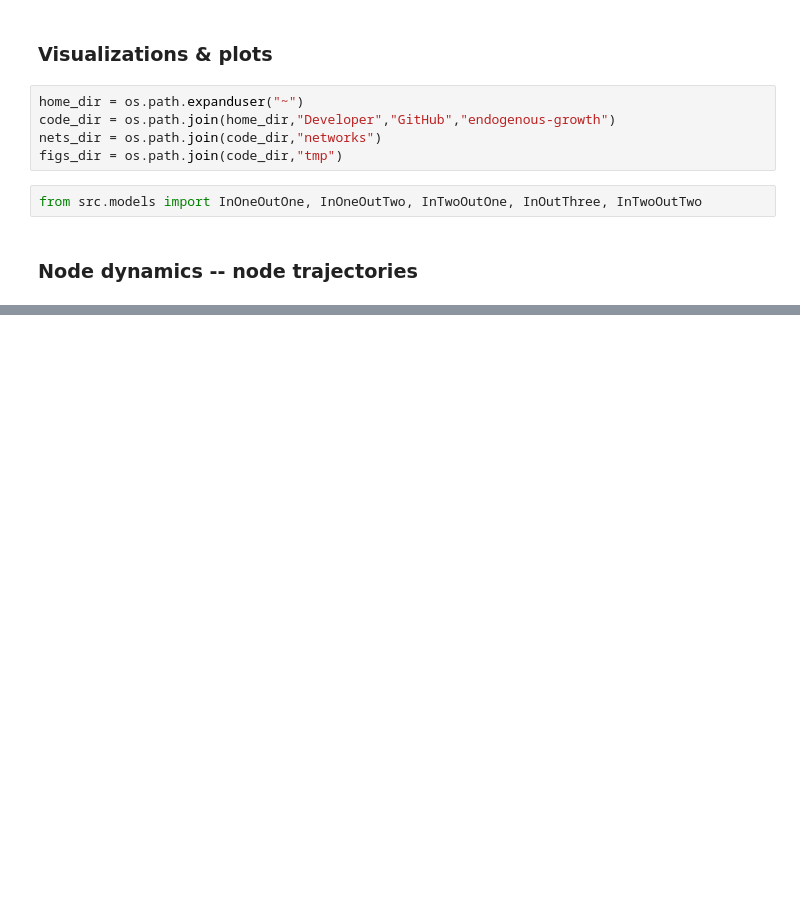
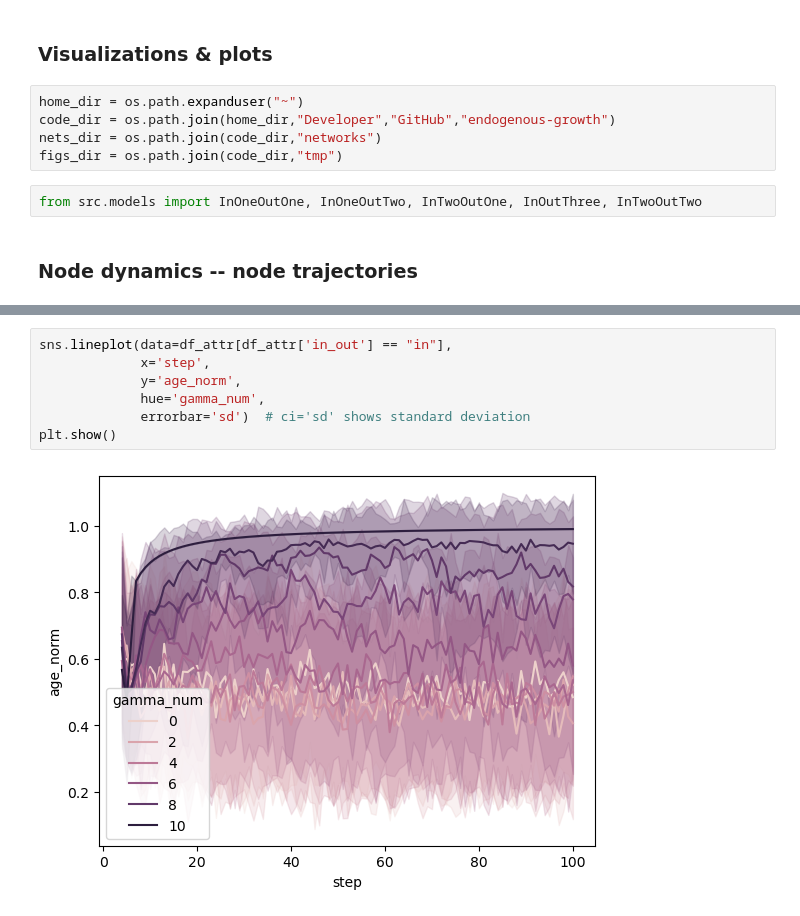
Before and after one commit to carolinamattsson/opportunistic-attachment, a Jupyter notebook: plots_ranks.ipynb, the cells around one changed output, grey strips where cells are left out. Cells and saved outputs as stored; diff of their text form; blank space fills up the shorter version.

```diff
--- a/plots_ranks.ipynb
+++ b/plots_ranks.ipynb
@@ -214,0 +276,9 @@ plt.show()
+# %%
+sns.lineplot(data=df_attr[df_attr['in_out'] == "in"],
+             x='step',
+             y='age_norm',
+             hue='gamma_num',
+             errorbar='sd')  # ci='sd' shows standard deviation
+plt.show()
+# %% [output]
+[figure, added]
```
Also changed, not shown: parts of 14 cells of this notebook, 9 other files.
